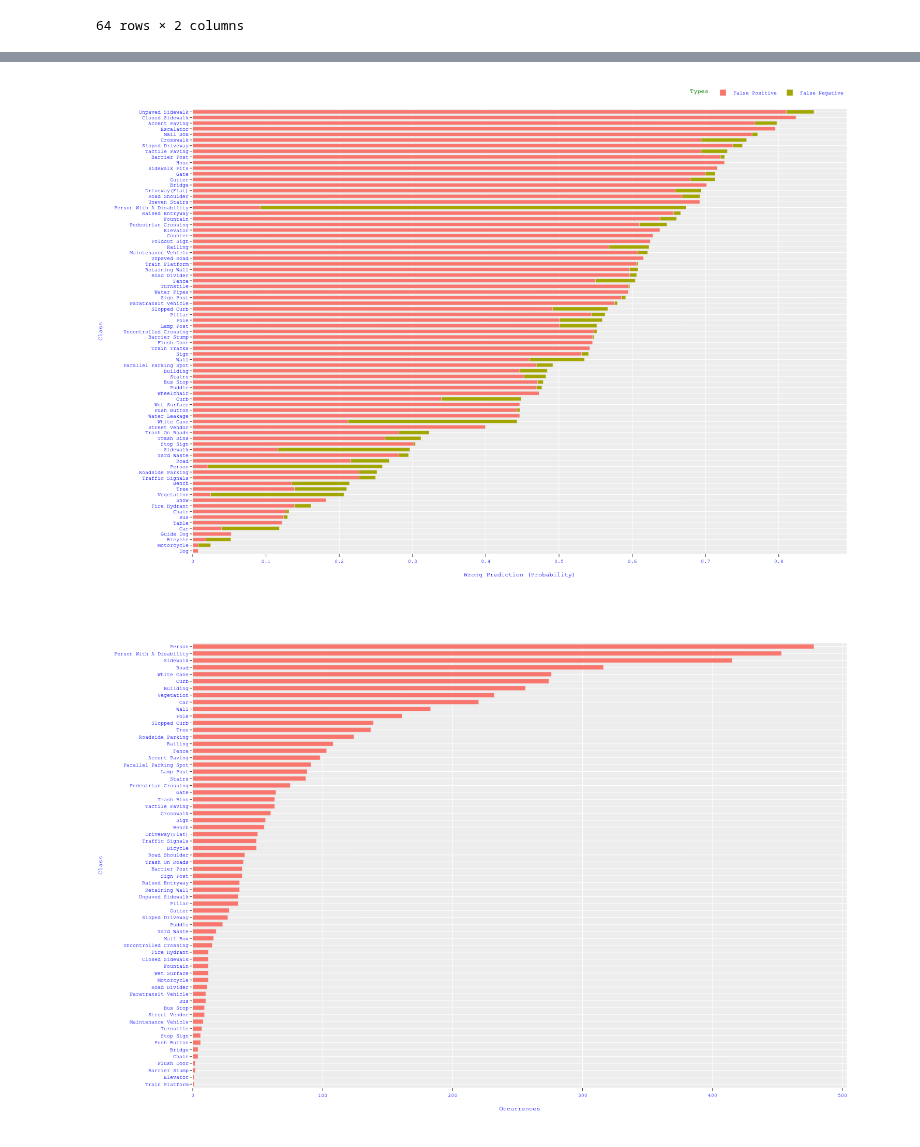
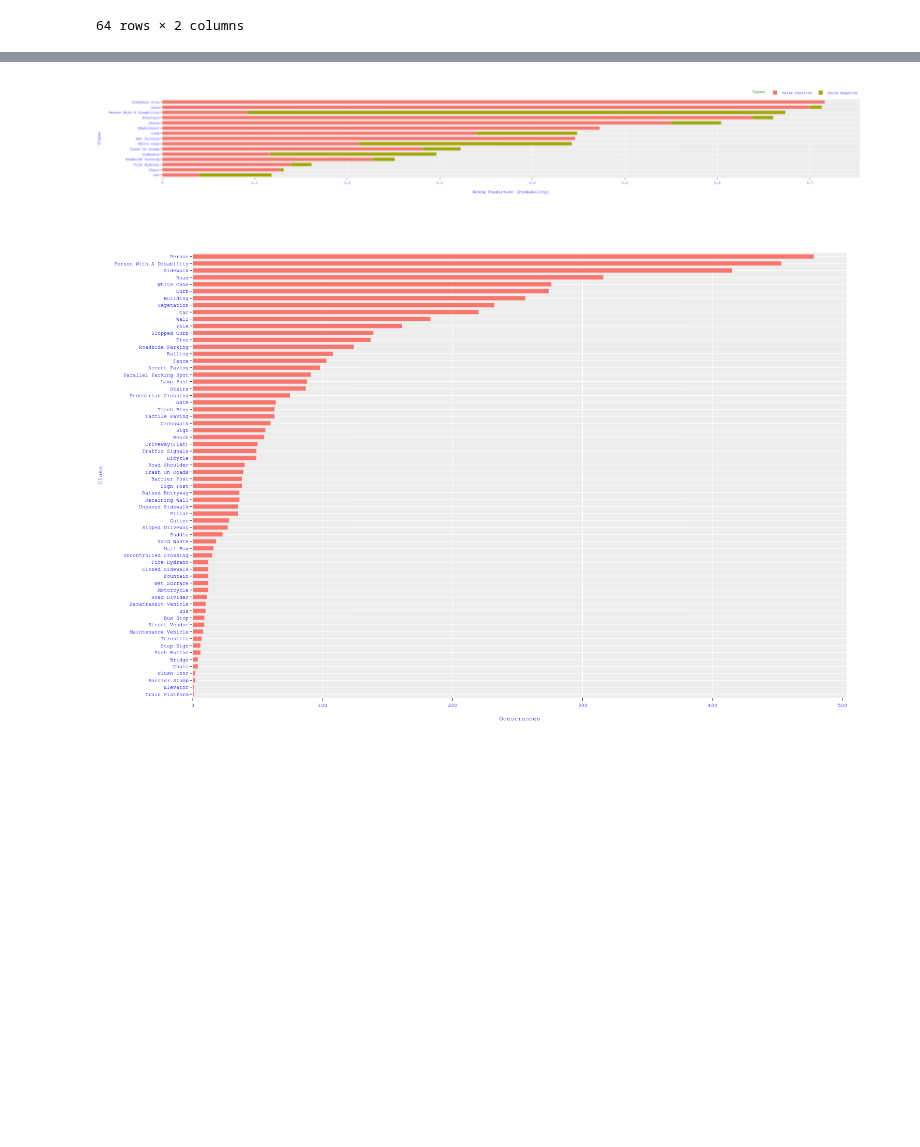
Before and after one commit to Imran2205/result_generator, a Jupyter notebook: notebooks/histogram_of_wrong_pred.ipynb, the cells around one changed output, grey strips where cells are left out. Cells and saved outputs as stored; diff of their text form; code cells hidden in the pictures; blank space fills up the shorter version.

Commit message:
plots of updated data

```diff
--- a/notebooks/histogram_of_wrong_pred.ipynb
+++ b/notebooks/histogram_of_wrong_pred.ipynb
@@ -120,3 +106,37 @@ for key in total_data_dict.keys():
+# %%
+hist_data_dict = {
+    'Class': [],
+    'False Positive': [],
+    'False Negative': [],
+    'False Prediction': []
+}
+
+final_occurrence_class = {
+    'Class': [],
+    'Occurrences': []
+}
+
+for key in occurrence_class.keys():
+    final_occurrence_class['Class'].append(key.title())
+    final_occurrence_class['Occurrences'].append(occurrence_class[key])
+
+for key in total_data_dict.keys():
+    if key not in drop_row_list:
+        continue
+    if key in wrong_pos_data_dict.keys():
+        fp_val = wrong_pos_data_dict[key] / total_data_dict[key]
+    else:
+        fp_val = 0
+
+    if key in wrong_neg_data_dict.keys():
+        fn_val = wrong_neg_data_dict[key] / total_data_dict[key]
+    else:
+        fn_val = 0
+
+    hist_data_dict['Class'].append(key.title())
+    hist_data_dict['False Positive'].append(fp_val)
+    hist_data_dict['False Negative'].append(fn_val)
+    hist_data_dict['False Prediction'].append(fp_val + fn_val)
 # %%
 occur_df_perc = pd.DataFrame.from_dict(final_occurrence_class)
 occur_df_perc = occur_df_perc.sort_values(by=['Occurrences'])
@@ -177,5 +203,4 @@ fig1.write_image(os.path.join(output_path, ".garbage.pdf"))
 # %%
-time.sleep(10)
 fig = px.bar(
     hist_df_perc,
     y='Class',
@@ -184,7 +209,7 @@ fig = px.bar(
     template="ggplot2",
     orientation='h',
     width=400,
-    height=1000
+    height=300
 )
 fig.update_traces(width=0.65)
 fig.update_yaxes(dtick=hist_df_perc['Class'])
@@ -216,4 +240,4 @@ fig.show()
-[figure, old version]
+[figure, new version]
 # %%
 
 fig = px.bar(
```
Also changed, not shown: parts of 6 cells of this notebook.
